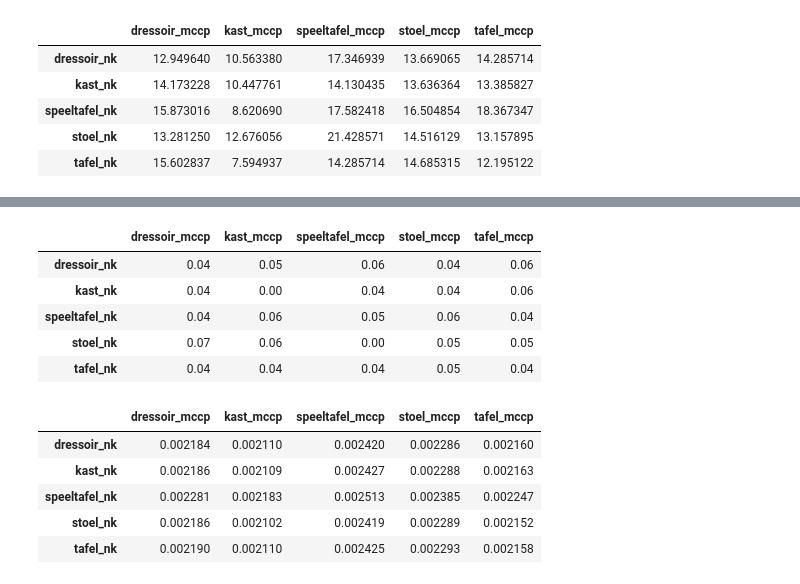
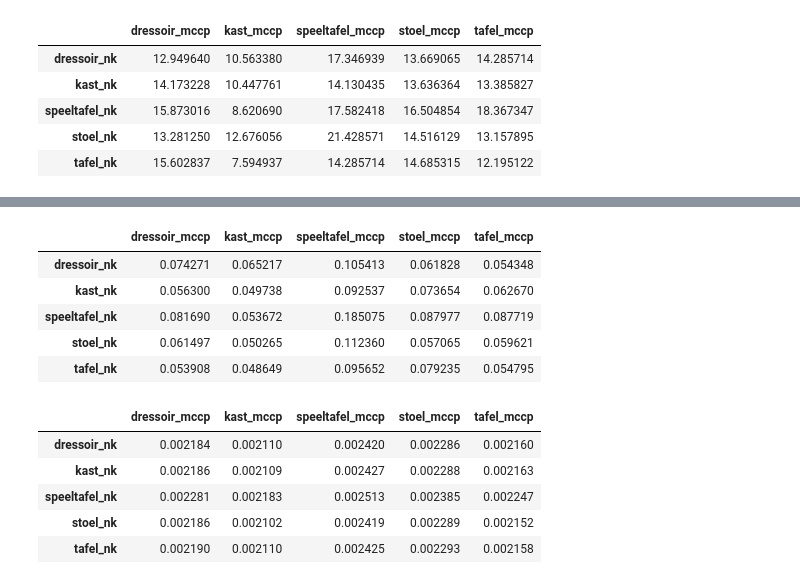
Before and after one commit to jacobjanwoord/Fearless-erfgoed, a Jupyter notebook: orb_playground.ipynb, the cells around one changed output, grey strips where cells are left out. Drawn from its saved outputs; the diff is of its cells as text; code cells hidden in the pictures.

```diff
--- a/orb_playground.ipynb
+++ b/orb_playground.ipynb
@@ -76,8 +76,8 @@ def get_table(sims):
 # %%
 nk_index = 0
 munich_index = 0
-nk_path = "nk_testset"
-munich_path = "munich_testset"
+nk_path = "nk_testset_no_back"
+munich_path = "munich_testset_no_back"
 nk_testset = os.listdir(nk_path)
 munich_testset = os.listdir(munich_path)
 
@@ -170,8 +170,8 @@ def compute_similarities_testsets(munich_testset, nk_testset,
     return similarities
 
 # Example usage:
-nk_path = "nk_testset"
-munich_path = "munich_testset"
+nk_path = "nk_testset_no_back"
+munich_path = "munich_testset_no_back"
 
 if not os.path.exists(nk_path):
     raise FileNotFoundError(f"The path {nk_path} does not exist.")
@@ -320,7 +420,7 @@ def compute_similarity_flann(des1, des2, kp1, kp2):
         if len(match_pair) < 2:
             continue
         m, n = match_pair
-        if m.distance < 0.75 * n.distance:
+        if m.distance < 1 * n.distance:
             src_pts.append(kp1[m.queryIdx].pt)
             dst_pts.append(kp2[m.trainIdx].pt)
 
@@ -338,7 +438,7 @@ def compute_similarity_flann(des1, des2, kp1, kp2):
     num_inliers = np.sum(mask)
 
     # Compute the similarity score based on the number of inliers
-    similarity_score = num_inliers / 100
+    similarity_score = num_inliers / len(src_pts)
     return similarity_score
 
 def compute_similarities_testsets(munich_testset, nk_testset,
@@ -356,39 +456,39 @@ def compute_similarities_testsets(munich_testset, nk_testset,
             print(e)
             continue
         for munich_img in munich_testset:
             munich_img_path = os.path.join(munich_path, munich_img)
             try:
                 munich_kp, munich_des = extract_orb_features(munich_img_path)
             except ValueError as e:
                 print(e)
                 continue
             similarity = compute_similarity_flann(nk_des, munich_des, nk_kp, munich_kp)
             similarities[(nk_img, munich_img)] = similarity
 
     return similarities
 
 # Example usage:
 nk_path = "nk_testset"
-munich_path = "munich_testset"
+munich_path = "munich_testset_no_back"
 
 if not os.path.exists(nk_path):
     raise FileNotFoundError(f"The path {nk_path} does not exist.")
 if not os.path.exists(munich_path):
     raise FileNotFoundError(f"The path {munich_path} does not exist.")
 
 nk_testset = os.listdir(nk_path)
 munich_testset = os.listdir(munich_path)
 
 sims = compute_similarities_testsets(munich_testset, nk_testset, munich_path, nk_path)
 # Assuming you have a function to visualize or save the results:
 get_table(sims)
 # %% [output]
 |  | dressoir_mccp | kast_mccp | speeltafel_mccp | stoel_mccp | tafel_mccp |
-| dressoir_nk | 0.04 | 0.05 | 0.06 | 0.04 | 0.06 |
-| kast_nk | 0.04 | 0.00 | 0.04 | 0.04 | 0.06 |
-| speeltafel_nk | 0.04 | 0.06 | 0.05 | 0.06 | 0.04 |
-| stoel_nk | 0.07 | 0.06 | 0.00 | 0.05 | 0.05 |
-| tafel_nk | 0.04 | 0.04 | 0.04 | 0.05 | 0.04 |
+| dressoir_nk | 0.074271 | 0.065217 | 0.105413 | 0.061828 | 0.054348 |
+| kast_nk | 0.056300 | 0.049738 | 0.092537 | 0.073654 | 0.062670 |
+| speeltafel_nk | 0.081690 | 0.053672 | 0.185075 | 0.087977 | 0.087719 |
+| stoel_nk | 0.061497 | 0.050265 | 0.112360 | 0.057065 | 0.059621 |
+| tafel_nk | 0.053908 | 0.048649 | 0.095652 | 0.079235 | 0.054795 |
 # %%
 import cv2
 import numpy as np
```
Also changed, not shown: parts of 3 cells of this notebook, 1 other file.
